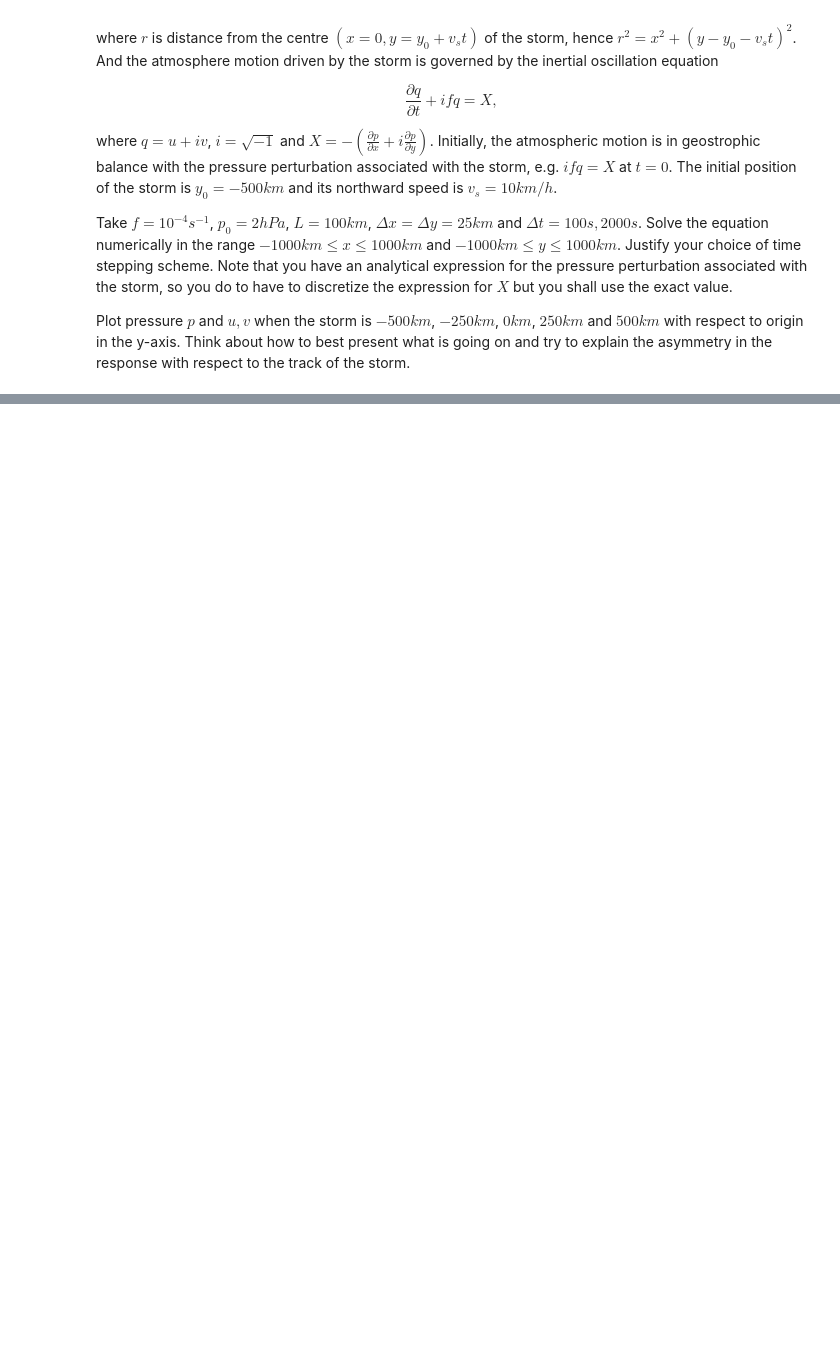
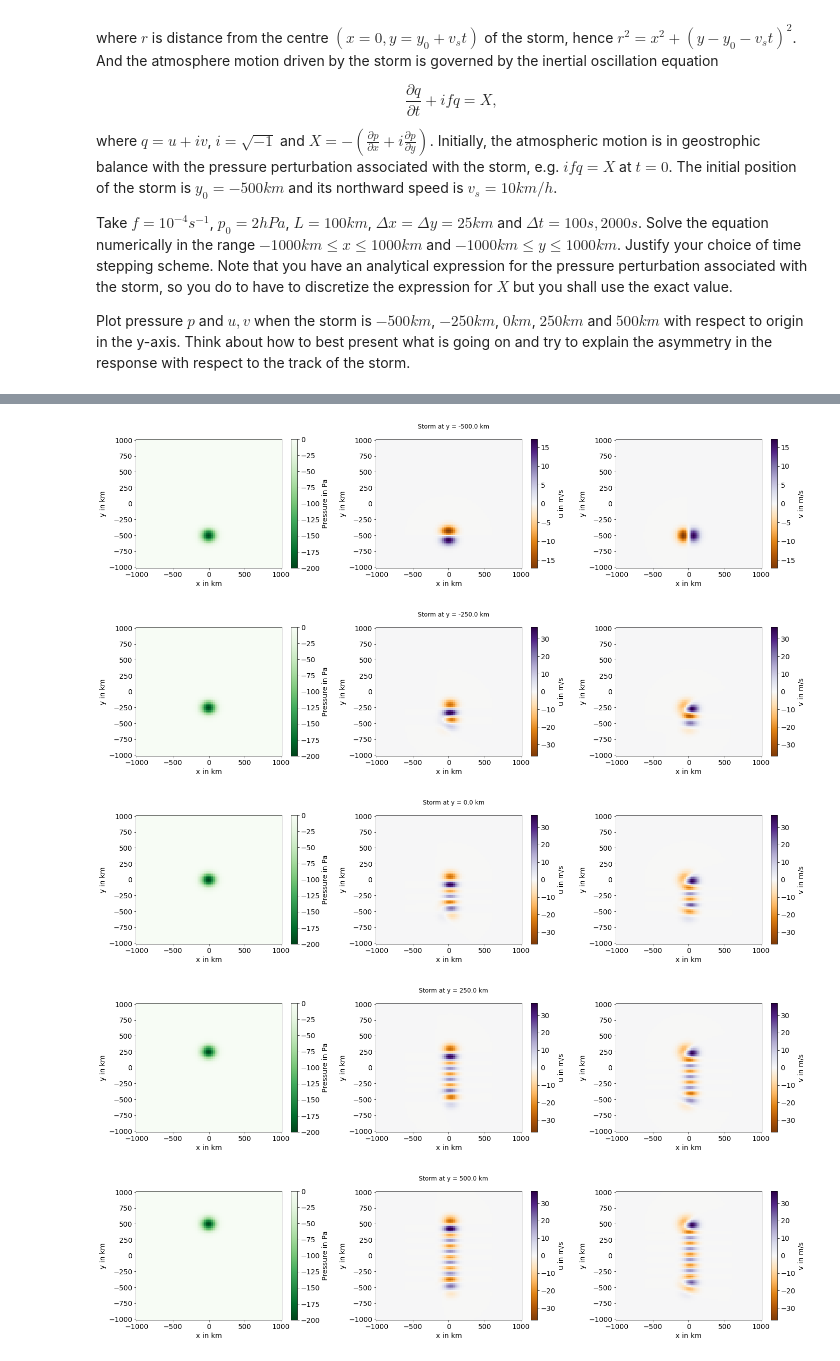
Before and after one commit to vopikamm/climNUM, a Jupyter notebook: Ex4/Exercise_04b_Inertial_Oscillations_by_a_moving_storm.ipynb, the cells around one changed output, grey strips where cells are left out. Saved outputs shown, nothing was run; the diff lists cells and outputs as text; code cells hidden in the pictures; blank space fills up the shorter version.

```diff
--- a/Ex4/Exercise_04b_Inertial_Oscillations_by_a_moving_storm.ipynb
+++ b/Ex4/Exercise_04b_Inertial_Oscillations_by_a_moving_storm.ipynb
@@ -21,0 +129,8 @@ Plot pressure $p$ and $u,v$ when the storm is $-500km$, $-250km$, $0km$, $250km$
+# %%
+storm.plot()
+# %% [output]
+[figure, added]
+[figure, added]
+[figure, added]
+[figure, added]
+[figure, added]
```
Also changed, not shown: parts of 9 cells of this notebook, 1 other file.
